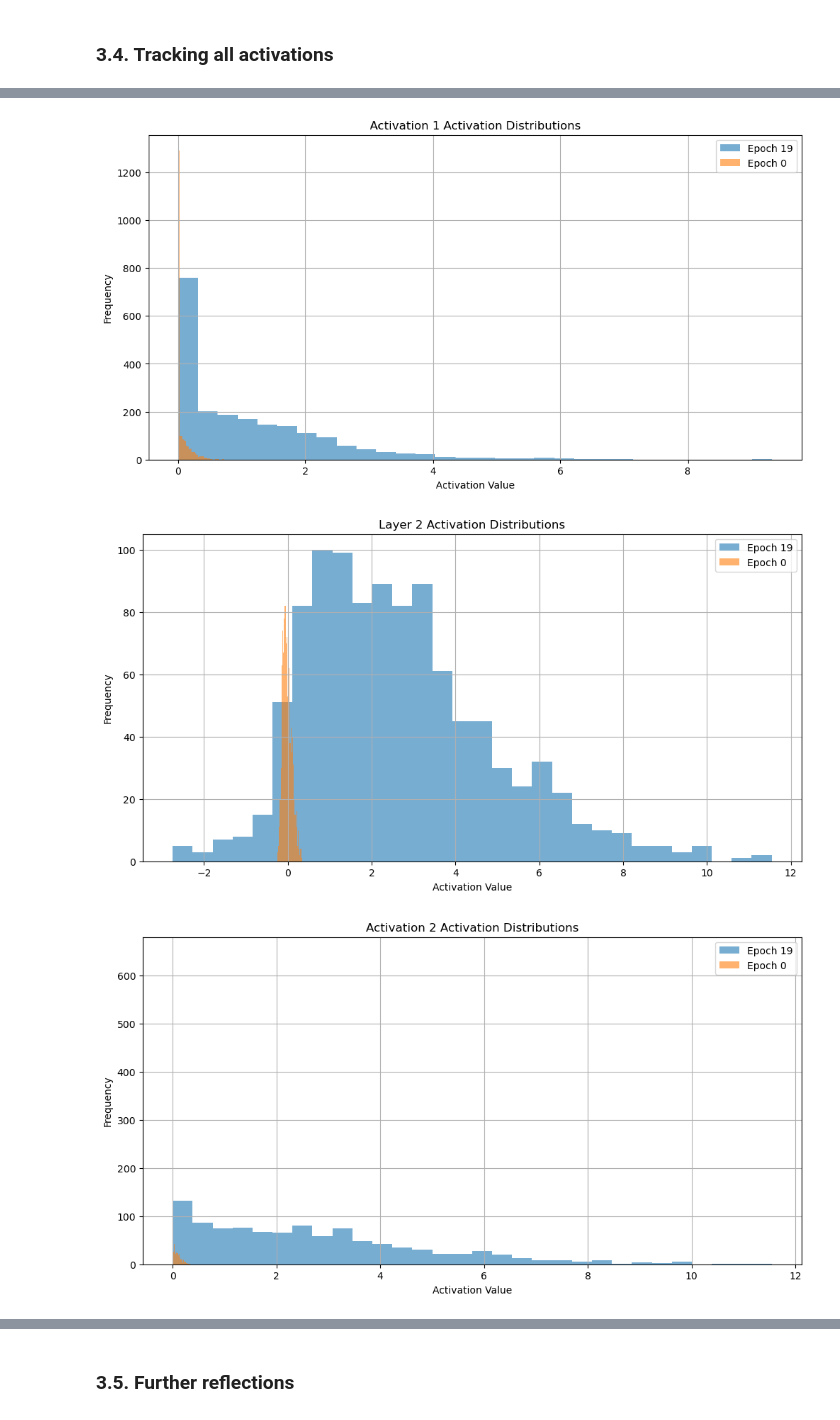
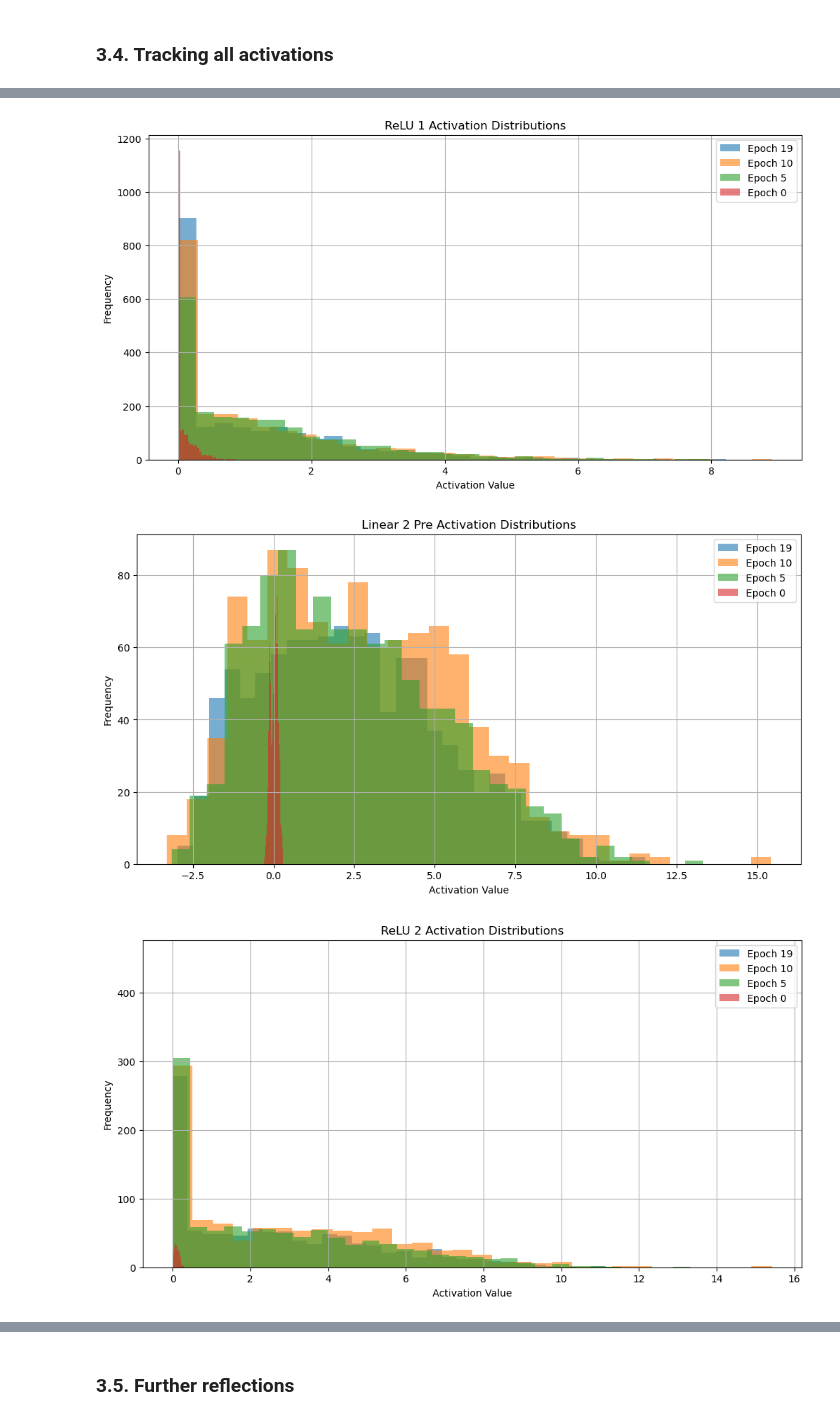
Before and after one commit to eriktholmes/interpreting_mnist, a Jupyter notebook: MLP/01_MLP_for_Interpretability_non_normalized.ipynb, the cells around one changed output, grey strips where cells are left out. Drawn from its saved outputs; the diff is of its cells as text; code cells hidden in the pictures.

```diff
--- a/MLP/01_MLP_for_Interpretability_non_normalized.ipynb
+++ b/MLP/01_MLP_for_Interpretability_non_normalized.ipynb
@@ -159,11 +208,10 @@ class MLP(nn.Module):
         self.output = nn.Linear(16,10)
 
     def forward(self, x):
-        x = x.view(x.size(0), -1)
-        self.layer1 = self.linear1(x)
-        self.act1 = self.relu1(self.layer1)
-        self.layer2 = self.linear2(self.act1)
-        self.act2 = self.relu2(self.layer2)
+        self.linear1_out = self.linear1(x)
+        self.act1 = self.relu1(self.linear1_out)
+        self.linear2_out = self.linear2(self.act1)
+        self.act2 = self.relu2(self.linear2_out)
         self.logits = self.output(self.act2)
         return self.logits
 # %% [markdown]
@@ -185,7 +233,7 @@ for epoch in range(epochs):
     count = 0
 
     for xs, ys in train_loader:
-        yout = model(xs)
+        yout = model(xs.view(xs.size(0), -1))
         loss = loss_fn(yout, ys)
 
         optimizer.zero_grad()
@@ -198,7 +246,7 @@ for epoch in range(epochs):
         total += xs.size(0)
 
         if count == 0:
-            activation_log['layer1'].append(model.act1.detach())
+            activation_log['layer1'].append(model.linear1_out.detach())
         count += 1
     if epoch % 5 == 0:
         print(f"Epoch {epoch} — Loss: {running_loss / total:.4f}, Accuracy: {(running_correct / total)*100:.4f}%")
@@ -264,7 +312,7 @@ optimizer = torch.optim.SGD(model.parameters(), lr=0.01)
 
 epochs = 20
 
-activation_log = defaultdict(list)
+activations_log = defaultdict(list)
 
 for epoch in range(epochs):
     running_loss = 0.0
@@ -273,7 +321,7 @@ for epoch in range(epochs):
     count = 0
 
     for xs, ys in train_loader:
-        yout = model(xs)
+        yout = model(xs.view(xs.size(0), -1))
         loss = loss_fn(yout, ys)
 
         optimizer.zero_grad()
@@ -286,11 +334,11 @@ for epoch in range(epochs):
         total += xs.size(0)
 
         if count == 0:
-            activation_log['layer1'].append(model.layer1.detach().flatten())
-            activation_log['act1'].append(model.act1.detach().flatten())
-            activation_log['layer2'].append(model.layer2.detach().flatten())
-            activation_log['act2'].append(model.act2.detach().flatten())
-            activation_log['logits'].append(model.logits.detach().flatten())
+            activations_log['linear1'].append(model.linear1_out.detach().flatten())
+            activations_log['act1'].append(model.act1.detach().flatten())
+            activations_log['linear2'].append(model.linear2_out.detach().flatten())
+            activations_log['act2'].append(model.act2.detach().flatten())
+            activations_log['logits'].append(model.logits.detach().flatten())
         count += 1
     if epoch % 5 == 0:
         print(f"Epoch {epoch} — Loss: {running_loss / total:.4f}, Accuracy: {(running_correct / total)*100:.4f}%")
@@ -302,8 +350,8 @@ Epoch 15 — Loss: 0.2012, Accuracy: 94.2417%
 # %%
-epochs_to_plot = [19,0]
-activation_viz(activation_log['layer1'], epochs_to_plot, "Layer 1")
-activation_viz(activation_log['act1'], epochs_to_plot, "Activation 1")
-activation_viz(activation_log['layer2'], epochs_to_plot, "Layer 2")
-activation_viz(activation_log['act2'], epochs_to_plot, "Activation 2")
-activation_viz(activation_log['logits'], epochs_to_plot, "Logits")
+epochs_to_plot = [19, 10, 5, 0]
+activation_viz(activations_log['linear1'], epochs_to_plot, "Linear 1 Pre")
+activation_viz(activations_log['act1'], epochs_to_plot, "ReLU 1")
+activation_viz(activations_log['linear2'], epochs_to_plot, "Linear 2 Pre")
+activation_viz(activations_log['act2'], epochs_to_plot, "ReLU 2")
+activation_viz(activations_log['logits'], epochs_to_plot, "Logits")
 # %% [output]
@@ -311,3 +359,3 @@ activation_viz(activation_log['logits'], epochs_to_plot, "Logits")
-[figure, old version]
+[figure, new version]
-[figure, old version]
+[figure, new version]
-[figure, old version]
+[figure, new version]
```
Also changed, not shown: parts of 25 cells of this notebook.
